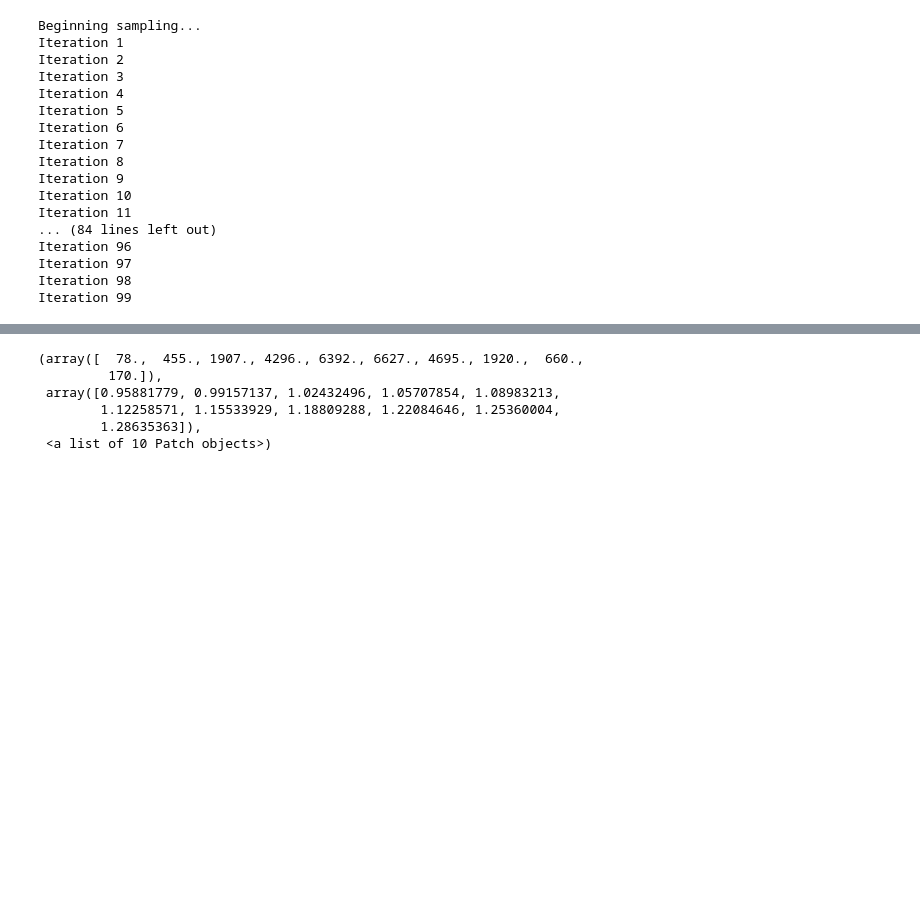
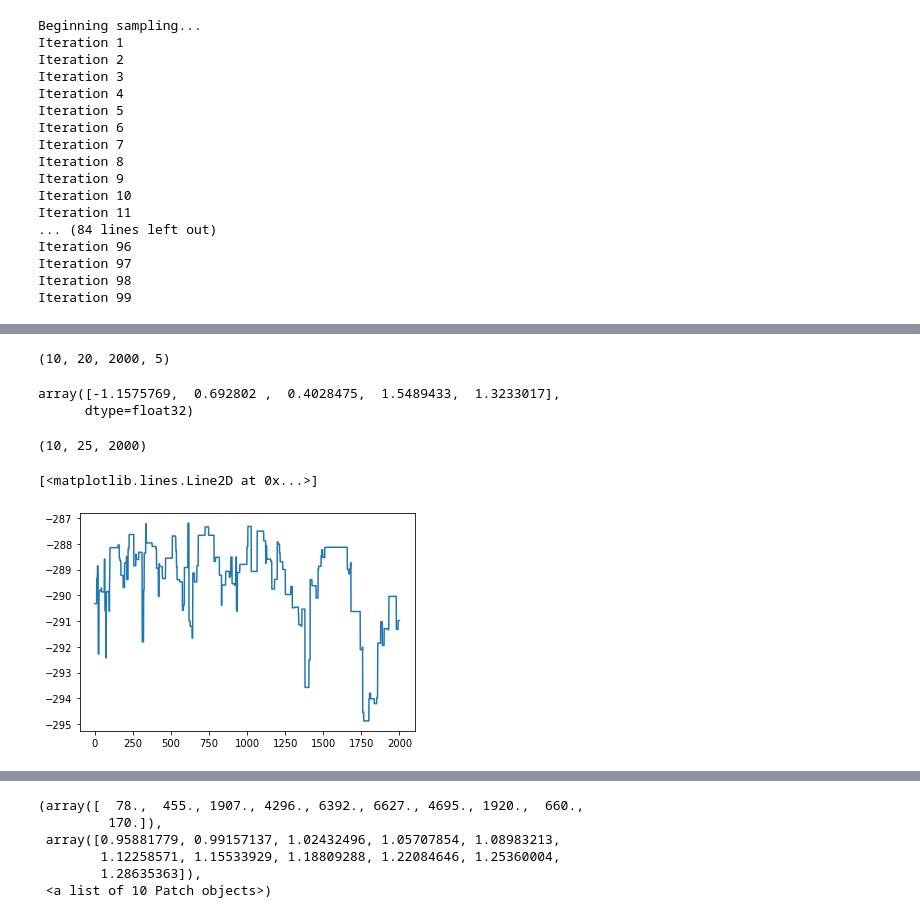
Before and after one commit to AlexanderFengler/nn_likelihoods, a Jupyter notebook: tests_samplers.ipynb, the cells around one changed output, grey strips where cells are left out. Cells and saved outputs as stored; diff of their text form; code cells hidden in the pictures; blank space fills up the shorter version.

```diff
--- a/tests_samplers.ipynb
+++ b/tests_samplers.ipynb
@@ -117,0 +145,2 @@ tmp_ = pickle.load(open(tmp, 'rb'))
+# %%
+logliks = np.array([samples[2][i][1][:, 2000:4000] for i in range(10)])
@@ -117,0 +198,9 @@ tmp_ = pickle.load(open(tmp, 'rb'))
+# %%
+samples_tmp2.shape
+# %% [output]
+(10, 20, 2000, 5)
+# %%
+params[0, :]
+# %% [output]
+array([-1.1575769,  0.692802 ,  0.4028475,  1.5489433,  1.3233017],
+      dtype=float32)
@@ -117,0 +209,9 @@ tmp_ = pickle.load(open(tmp, 'rb'))
+# %%
+logliks.shape
+# %% [output]
+(10, 25, 2000)
+# %%
+plt.plot(logliks[0, 0, :])
+# %% [output]
+[<matplotlib.lines.Line2D at 0x...>]
+[figure, added]
```
Also changed, not shown: parts of 32 cells of this notebook, 5 other files.
